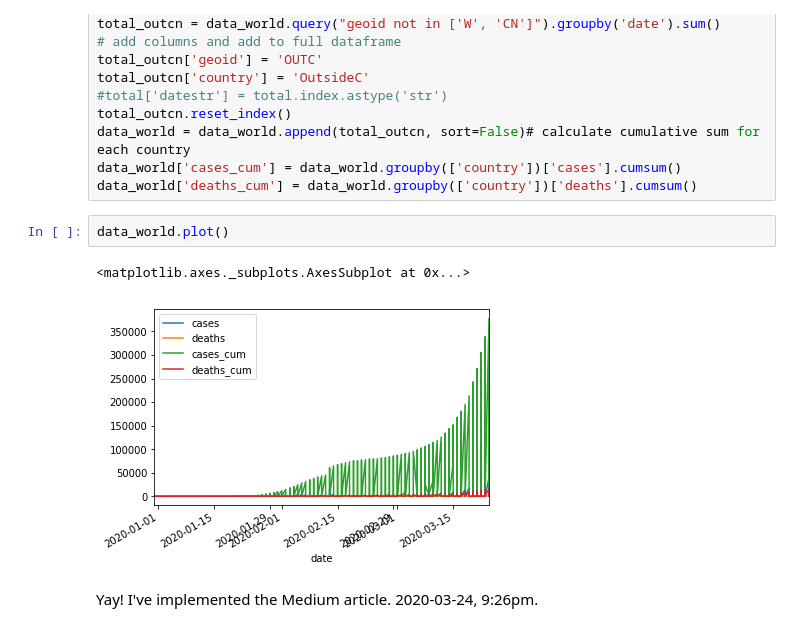
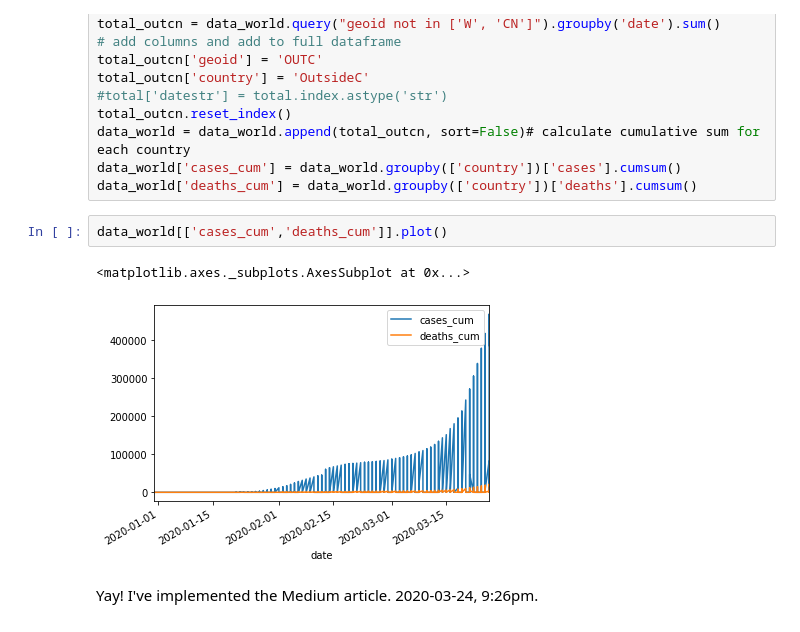
Before and after one commit to bcCOVID-19group/COVID-19-by-region, a Jupyter notebook: notebooks/covid-19-medium-post-ecdc-data-first-touch.ipynb, the cells around one changed output. Drawn from its saved outputs; the diff is of its cells as text.

Commit message:
update data first notebook

```diff
--- a/notebooks/covid-19-medium-post-ecdc-data-first-touch.ipynb
+++ b/notebooks/covid-19-medium-post-ecdc-data-first-touch.ipynb
@@ -56,10 +53,10 @@ data_world = data_world.append(total_outcn, sort=False)# calculate cumulative su
 data_world['cases_cum'] = data_world.groupby(['country'])['cases'].cumsum()
 data_world['deaths_cum'] = data_world.groupby(['country'])['deaths'].cumsum()
 # %%
-data_world.plot()
+data_world[['cases_cum','deaths_cum']].plot()
 # %% [output]
 <matplotlib.axes._subplots.AxesSubplot at 0x...>
-[figure, old version]
+[figure, new version]
 # %% [markdown]
 Yay! I've implemented the Medium article. 2020-03-24, 9:26pm.
 # %%
```
Also changed, not shown: parts of 12 cells of this notebook.
